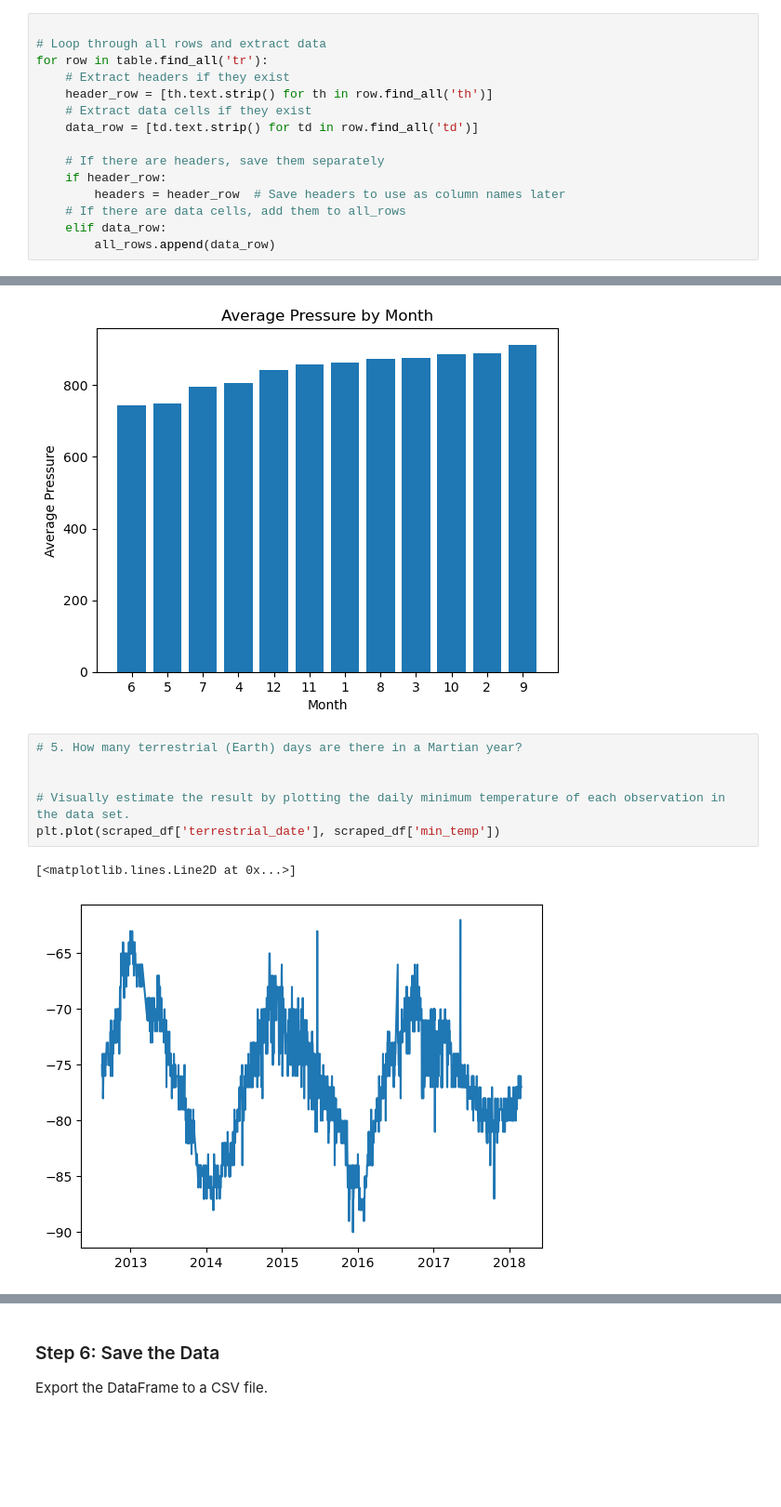
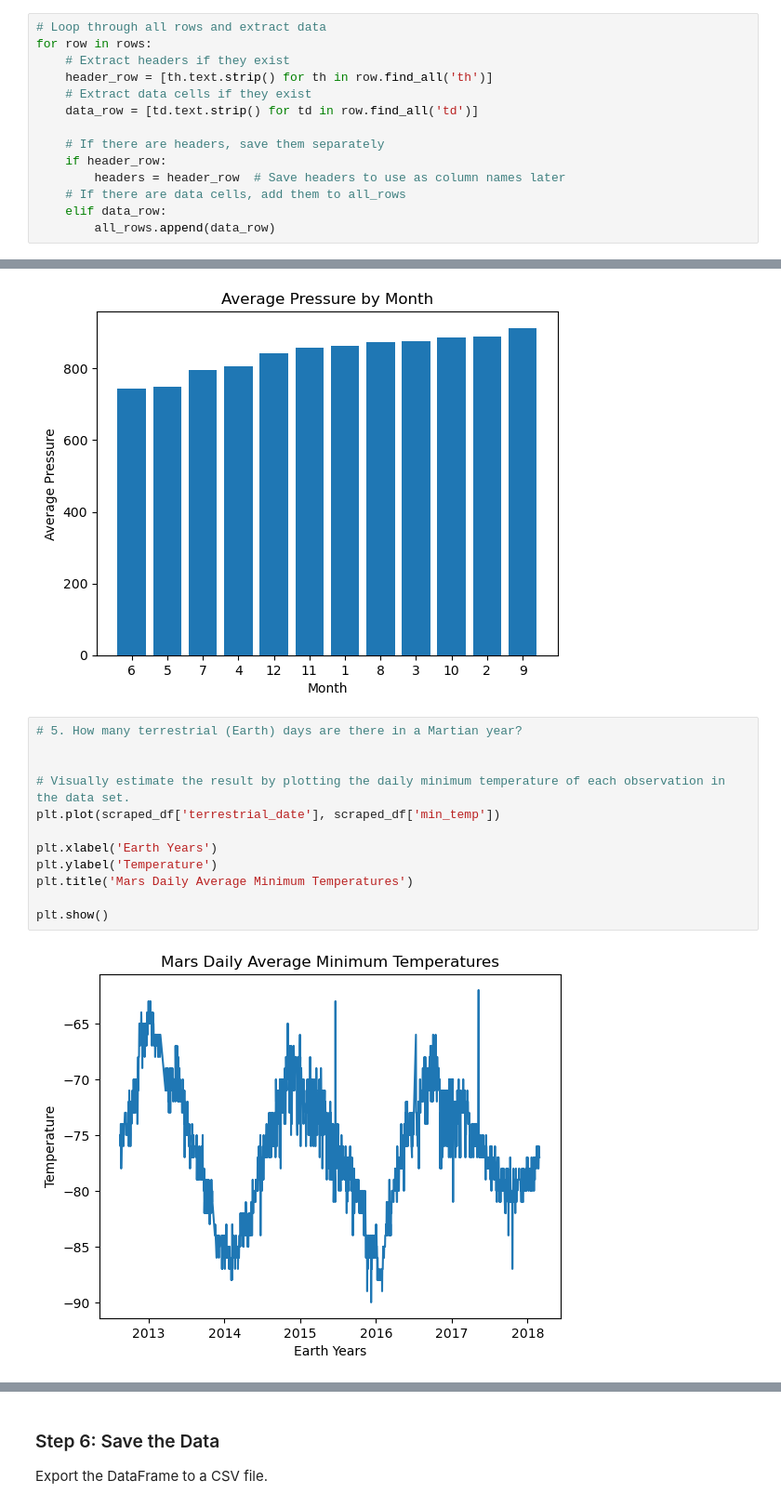
Before and after one commit to nickbartram/webscrape-challenge, a Jupyter notebook: mars_scrape/part_2_mars_weather.ipynb, the cells around one changed output, grey strips where cells are left out. Shown: that part at 93% size. Saved outputs shown, nothing was run; the diff lists cells and outputs as text; blank space fills up the shorter version.

```diff
--- a/mars_scrape/part_2_mars_weather.ipynb
+++ b/mars_scrape/part_2_mars_weather.ipynb
@@ -45,9 +45,8 @@ headers = []
 # Find each row
 rows = table.find_all('tr')
 # %%
-
 # Loop through all rows and extract data
-for row in table.find_all('tr'):
+for row in rows:
     # Extract headers if they exist
     header_row = [th.text.strip() for th in row.find_all('th')]
     # Extract data cells if they exist
@@ -294,9 +293,14 @@ plt.show()
 # %%
 # 5. How many terrestrial (Earth) days are there in a Martian year?
 
 
 # Visually estimate the result by plotting the daily minimum temperature of each observation in the data set.
 plt.plot(scraped_df['terrestrial_date'], scraped_df['min_temp'])
+
+plt.xlabel('Earth Years')
+plt.ylabel('Temperature')
+plt.title('Mars Daily Average Minimum Temperatures')
+
+plt.show()
 # %% [output]
-[<matplotlib.lines.Line2D at 0x...>]
-[figure, old version]
+[figure, new version]
```
Also changed, not shown: parts of 9 cells of this notebook, 1 other file.
